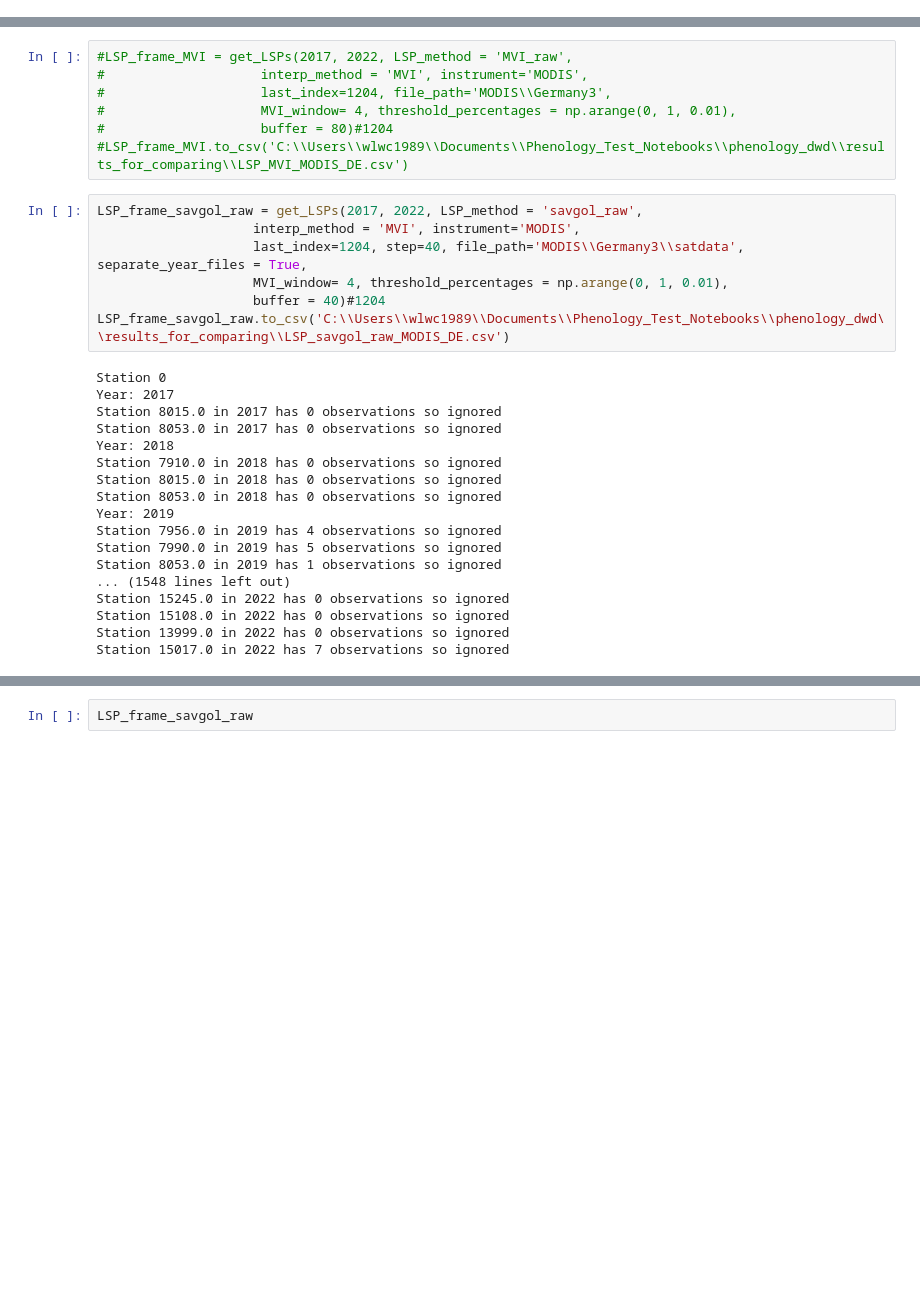
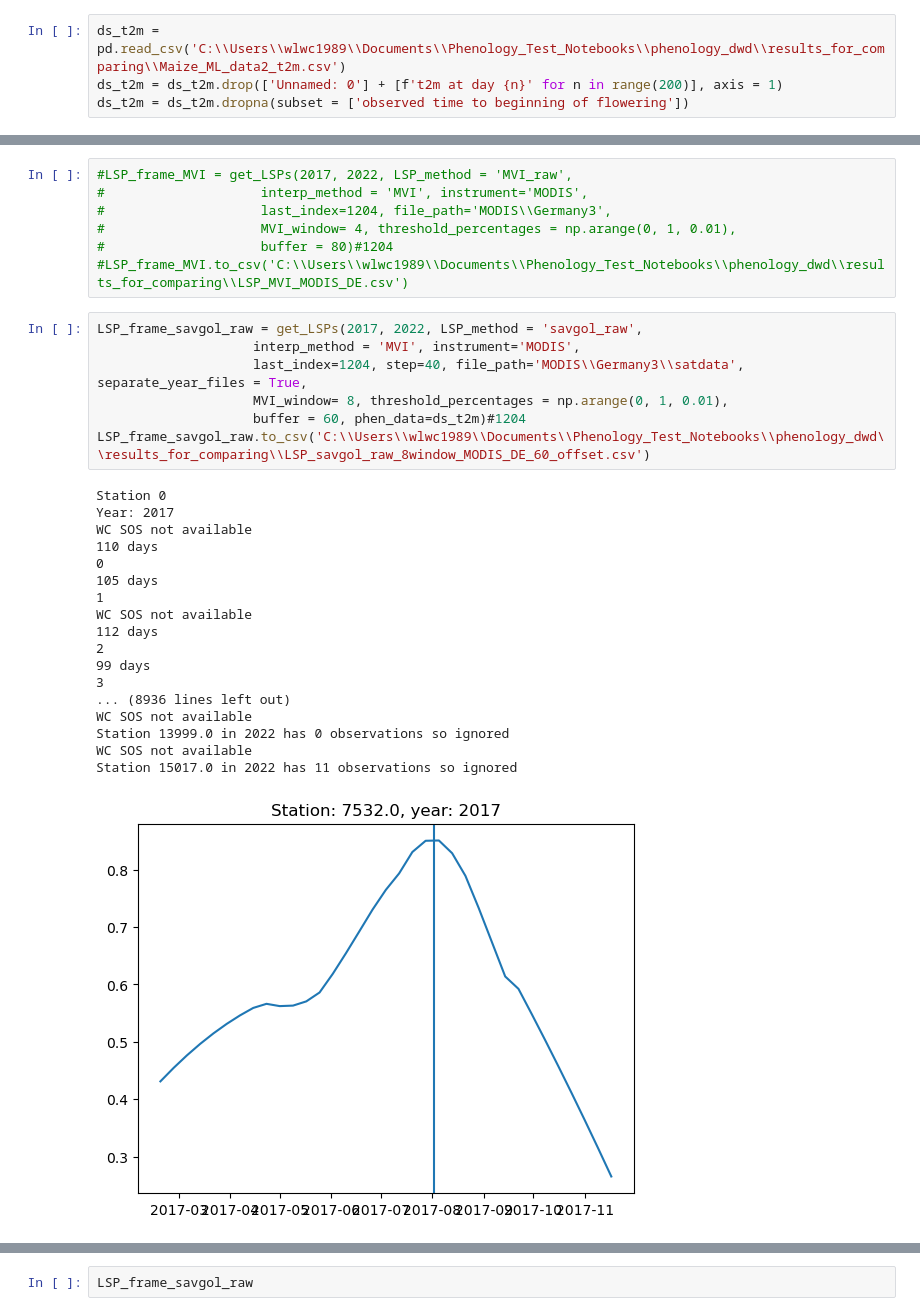
Before and after one commit to MartinP556/Satellite_Feature_Extraction, a Jupyter notebook: first_try_logit2.ipynb, the cells around one changed output, grey strips where cells are left out. Drawn from its saved outputs; the diff is of its cells as text; blank space fills up the shorter version.

```diff
--- a/first_try_logit2.ipynb
+++ b/first_try_logit2.ipynb
@@ -380,6 +407,10 @@ LSP_frame_savgol.merge(phen_data_CIMMYT, on=['Referenzjahr', 'Stations_id'])
 # %% [output]
 |  | Referenzjahr | Stations_id | Day of start | NDVI interpolated at day 0 | NDVI interpolated at day 8 | ... |
 0 rows × 32 columns
+# %%
+ds_t2m = pd.read_csv('C:\\Users\\wlwc1989\\Documents\\Phenology_Test_Notebooks\\phenology_dwd\\results_for_comparing\\Maize_ML_data2_t2m.csv')
+ds_t2m = ds_t2m.drop(['Unnamed: 0'] + [f't2m at day {n}' for n in range(200)], axis = 1)
+ds_t2m = ds_t2m.dropna(subset = ['observed time to beginning of flowering'])
 # %%
 LSP_frame_savgol = get_LSPs(1999, 2009, LSP_method = 'savgol_raw',
                     interp_method = 'MVI', instrument='MODIS',
@@ -490,25 +536,26 @@ for first_in_file in range(0, 110, 10):
 # %%
 LSP_frame_savgol_raw = get_LSPs(2017, 2022, LSP_method = 'savgol_raw',
                     interp_method = 'MVI', instrument='MODIS',
                     last_index=1204, step=40, file_path='MODIS\\Germany3\\satdata', separate_year_files = True,
-                    MVI_window= 4, threshold_percentages = np.arange(0, 1, 0.01),
-                    buffer = 40)#1204
-LSP_frame_savgol_raw.to_csv('C:\\Users\\wlwc1989\\Documents\\Phenology_Test_Notebooks\\phenology_dwd\\results_for_comparing\\LSP_savgol_raw_MODIS_DE.csv')
+                    MVI_window= 8, threshold_percentages = np.arange(0, 1, 0.01),
+                    buffer = 60, phen_data=ds_t2m)#1204
+LSP_frame_savgol_raw.to_csv('C:\\Users\\wlwc1989\\Documents\\Phenology_Test_Notebooks\\phenology_dwd\\results_for_comparing\\LSP_savgol_raw_8window_MODIS_DE_60_offset.csv')
 # %% [output]
 Station 0
 Year: 2017
-Station 8015.0 in 2017 has 0 observations so ignored
-Station 8053.0 in 2017 has 0 observations so ignored
-Year: 2018
-Station 7910.0 in 2018 has 0 observations so ignored
-Station 8015.0 in 2018 has 0 observations so ignored
-Station 8053.0 in 2018 has 0 observations so ignored
-Year: 2019
-Station 7956.0 in 2019 has 4 observations so ignored
-Station 7990.0 in 2019 has 5 observations so ignored
-Station 8053.0 in 2019 has 1 observations so ignored
-... (1548 lines left out)
-Station 15245.0 in 2022 has 0 observations so ignored
-Station 15108.0 in 2022 has 0 observations so ignored
+WC SOS not available
+110 days
+0
+105 days
+1
+WC SOS not available
+112 days
+2
+99 days
+3
+... (8936 lines left out)
+WC SOS not available
 Station 13999.0 in 2022 has 0 observations so ignored
-Station 15017.0 in 2022 has 7 observations so ignored
+WC SOS not available
+Station 15017.0 in 2022 has 11 observations so ignored
+[figure, added]
```
Also changed, not shown: parts of 6 cells of this notebook.
